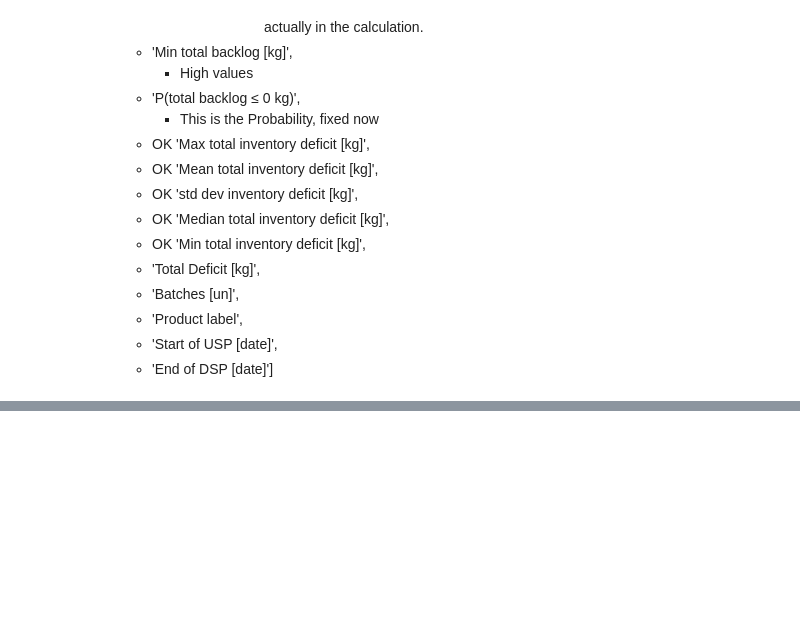
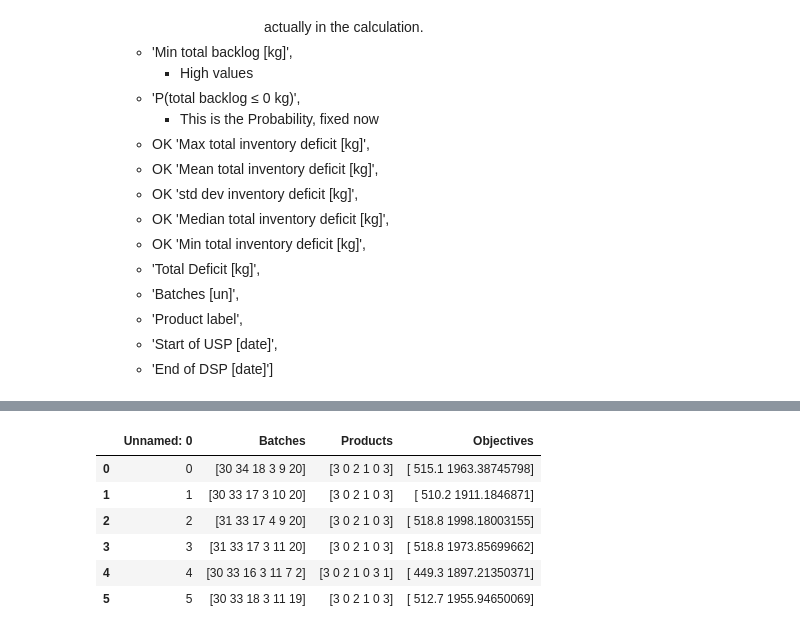
Before and after one commit to DTKx/capacityplanpy, a Jupyter notebook: 02_implementacao/parse_raw.ipynb, the cells around one changed output, grey strips where cells are left out. Cells and saved outputs as stored; diff of their text form; code cells hidden in the pictures; blank space fills up the shorter version.

```diff
--- a/02_implementacao/parse_raw.ipynb
+++ b/02_implementacao/parse_raw.ipynb
@@ -867,0 +882,11 @@ results
+# %%
+results=pd.read_csv(root_path_analysis+name+"solutions.csv")# Import from csv
+results
+# %% [output]
+|  | Unnamed: 0 | Batches | Products | Objectives |
+| 0 | 0 | [30 34 18 3 9 20] | [3 0 2 1 0 3] | [ 515.1 1963.38745798] |
+| 1 | 1 | [30 33 17 3 10 20] | [3 0 2 1 0 3] | [ 510.2 1911.1846871] |
+| 2 | 2 | [31 33 17 4 9 20] | [3 0 2 1 0 3] | [ 518.8 1998.18003155] |
+| 3 | 3 | [31 33 17 3 11 20] | [3 0 2 1 0 3] | [ 518.8 1973.85699662] |
+| 4 | 4 | [30 33 16 3 11 7 2] | [3 0 2 1 0 3 1] | [ 449.3 1897.21350371] |
+| 5 | 5 | [30 33 18 3 11 19] | [3 0 2 1 0 3] | [ 512.7 1955.94650069] |
```
Also changed, not shown: parts of 13 cells of this notebook, 1 other file.
